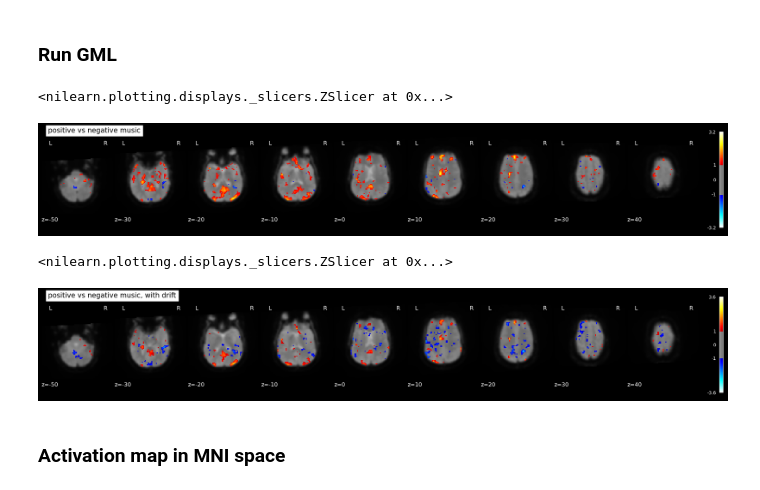
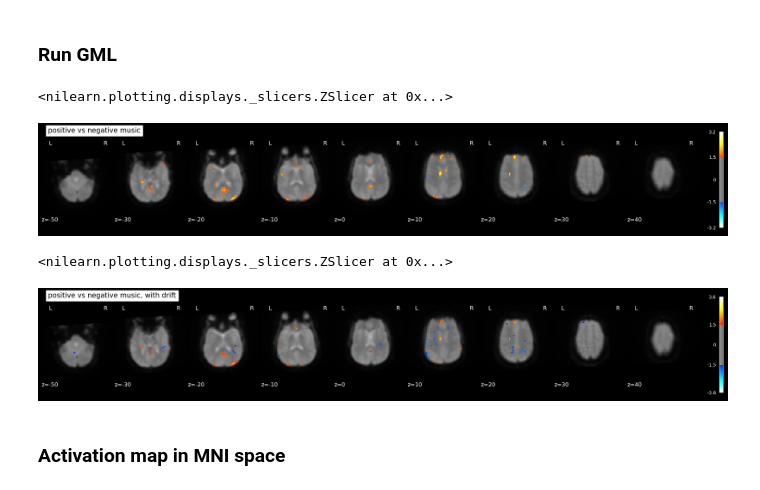
Before and after one commit to ThibthibML/NSSP, a Jupyter notebook: part1.ipynb, the cells around one changed output. Saved outputs shown, nothing was run; the diff lists cells and outputs as text; code cells hidden in the pictures.

```diff
--- a/part1.ipynb
+++ b/part1.ipynb
@@ -119,7 +117,7 @@ def display_atlas_corresp(atlas_xml_path):
 #"https://openneuro.org/datasets/ds000171/versions/00001"
 dataset= 'ds000171'
 version = '00001'
-subject = 'sub-control01
+subject = 'sub-control01'
 subjectID = 'control01'
 
 #path to save
@@ -830,20 +821,20 @@ z_map_path_drift = op.join(preproc_root, subject, 'func', 'sub-{}_z_map_drift.ni
 nib.save(z_map_drift, z_map_path_drift)
 # %%
 mean_img_ = mean_img(dpath),
-plot_stat_map(z_map, bg_img=mean_img_[0], threshold=1.0,
+plot_stat_map(z_map, bg_img=mean_img_[0], threshold=1.5,
               display_mode='z',cut_coords=[-50,-30,-20,-10,0,10,20,30,40],  black_bg=True,
               title='positive vs negative music')
 # %% [output]
 <nilearn.plotting.displays._slicers.ZSlicer at 0x...>
-[figure, old version]
+[figure, new version]
 # %%
 mean_img_ = mean_img(dpath),
-plot_stat_map(z_map_drift, bg_img=mean_img_[0], threshold=1.0,
+plot_stat_map(z_map_drift, bg_img=mean_img_[0], threshold=1.5,
               display_mode='z', cut_coords=[-50,-30,-20,-10,0,10,20,30,40], black_bg=True,
               title='positive vs negative music, with drift')
 # %% [output]
 <nilearn.plotting.displays._slicers.ZSlicer at 0x...>
-[figure, old version]
+[figure, new version]
 # %% [markdown]
 ### Activation map in MNI space
 # %%
```
Also changed, not shown: parts of 12 cells of this notebook, 1 other file.
